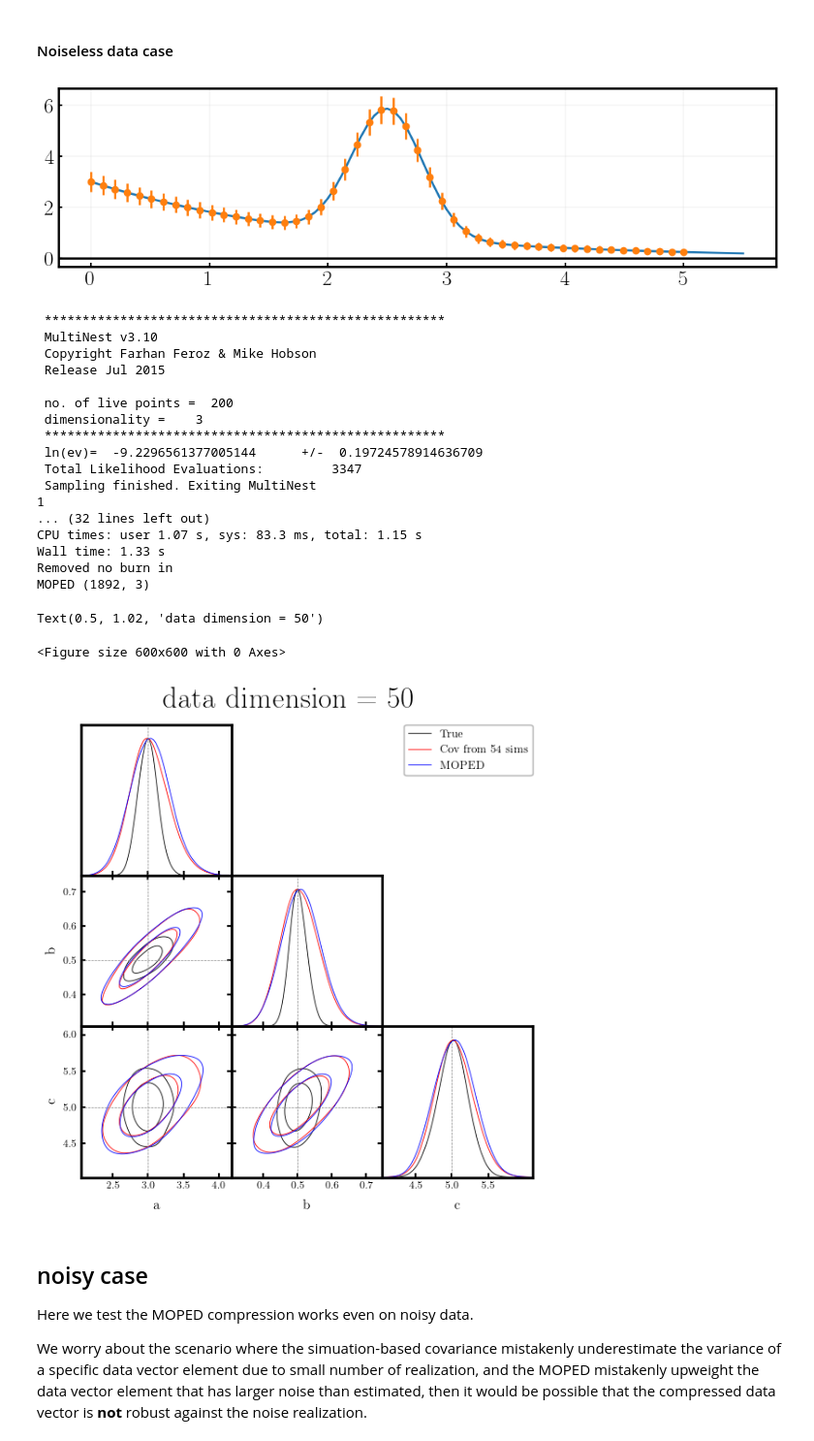
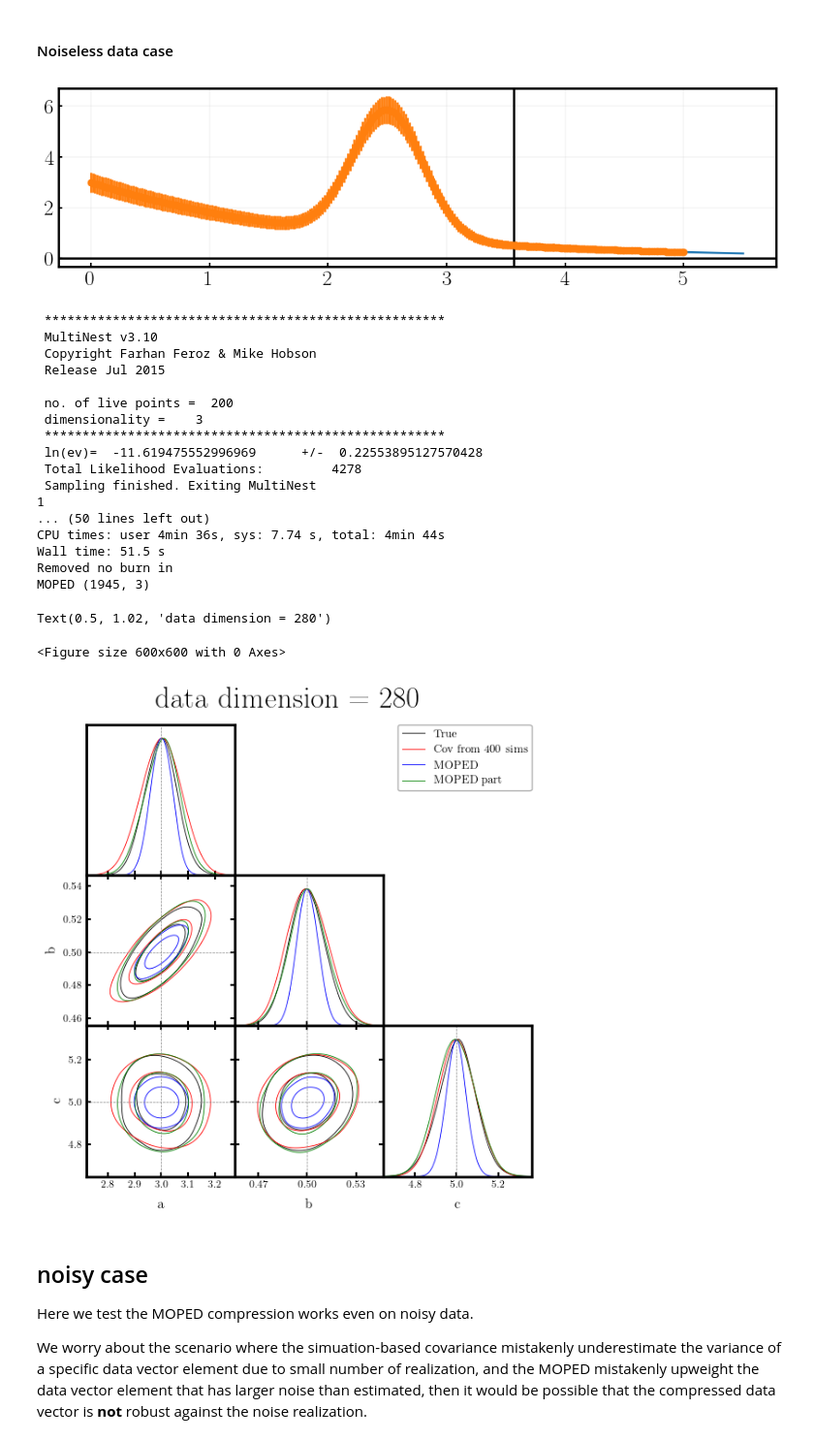
Before and after one commit to rchgomes/3pcf_integrator, a Jupyter notebook: plot-notebooks/moped-toy-model-2.ipynb, the cells around one changed output. Shown at 97% size. Drawn from its saved outputs; the diff is of its cells as text; code cells hidden in the pictures.

```diff
--- a/plot-notebooks/moped-toy-model.ipynb
+++ b/plot-notebooks/moped-toy-model-2.ipynb
@@ -159,7 +134,12 @@ def sample_param(data, ic, params, b=None, nwalkers=10, boundary=None, f_hartlap
 # %%
 # problem setup
-p = 50
-N = 54
+# p = 28
+# N = 40
+# pA= 20
+p = 280
+N = 400
+pA = 200
+pB= p-pA
 
 # data
 params = [3, 0.5, 5]
@@ -180,10 +160,11 @@ plt.axhline(0.0, color='k')
 plt.grid()
 _ = np.linspace(0, 5.5, 100)
 plt.plot(_, model(params, _), label='Model')
-plt.errorbar(np.linspace(0, 5, p), data, yerr=np.diag(c)**0.5, label='Data', fmt='.')
+plt.errorbar(np.linspace(0,5,p), data, yerr=np.diag(c)**0.5, label='Data', fmt='.')
+plt.axvline(np.linspace(0,5,p)[:pA].max(), color='k')
 plt.show()
 # %% [output]
-[figure, old version]
+[figure, new version]
 # %%
 names = ['a', 'b', 'c']
 boundary = [[0, 5], [0, 2], [0, 10]]
@@ -194,16 +175,22 @@ mcs = MCSamples(samples=samples, names=names, label='True', weights=w)
 print('True', samples.shape)
 
 # 2. with estimated covariance
-%time samples_est, w = sample_param(data, ic_est, params, boundary=boundary, f_hartlap=(N-p-2)/(N-1))
-mcs_est = MCSamples(samples=samples_est, names=names, label=f'Cov from {N} sims', weights=w)
-print('Estimated', samples_est.shape)
+%time samples, w = sample_param(data, ic_est, params, boundary=boundary, f_hartlap=(N-p-2)/(N-1))
+mcs_est = MCSamples(samples=samples, names=names, label=f'Cov from {N} sims', weights=w)
+print('Estimated', samples.shape)
 
 # 3. moped compression
 b = compute_moped_matrix(ic_est, params)
-# %time samples_moped, w = sample_param(data, ic_est, params, b=b, boundary=boundary, f_hartlap=(N-len(params)-2)/(N-1))
-%time samples_moped, w = sample_param(data, ic_est, params, b=b, boundary=boundary, f_hartlap=(N-p-2)/(N-1))
-mcs_moped = MCSamples(samples=samples_moped, names=names, label=f'MOPED', weights=w)
-print('MOPED', samples_moped.shape)
+%time samples, w = sample_param(data, ic_est, params, b=b, boundary=boundary, f_hartlap=(N-len(params)-2)/(N-1))
+mcs_moped = MCSamples(samples=samples, names=names, label=f'MOPED', weights=w)
+print('MOPED', samples.shape)
+
+# 3. partial moped compression
+sel = np.ones(p, dtype=bool); sel[pA:] = False
+b = compute_moped_matrix(ic, params, sel=sel)
+%time samples, w = sample_param(data, ic_est, params, b=b, boundary=boundary, f_hartlap=(N-len(params)-pB-2)/(N-1))
+mcs_moped_part = MCSamples(samples=samples, names=names, label=f'MOPED part', weights=w)
+print('MOPED', samples.shape)
 # %% [output]
  *****************************************************
  MultiNest v3.10
@@ -213,12 +200,12 @@ print('MOPED', samples_moped.shape)
  no. of live points =  200
  dimensionality =    3
  *****************************************************
- ln(ev)=  -9.2296561377005144      +/-  0.19724578914636709
- Total Likelihood Evaluations:         3347
+ ln(ev)=  -11.619475552996969      +/-  0.22553895127570428
+ Total Likelihood Evaluations:         4278
  Sampling finished. Exiting MultiNest
 1
-... (32 lines left out)
-CPU times: user 1.07 s, sys: 83.3 ms, total: 1.15 s
-Wall time: 1.33 s
+... (50 lines left out)
+CPU times: user 4min 36s, sys: 7.74 s, total: 4min 44s
+Wall time: 51.5 s
 Removed no burn in
-MOPED (1892, 3)
+MOPED (1945, 3)
@@ -227,11 +212,11 @@ MOPED (1892, 3)
 # %%
 g = plots.get_single_plotter(ratio=1)
-g.triangle_plot([mcs, mcs_est, mcs_moped], markers=params, fill=False)
+g.triangle_plot([mcs, mcs_est, mcs_moped, mcs_moped_part], markers=params, fill=False)
 plt.suptitle(f'data dimension = {p}', y=1.02)
 # %% [output]
-Text(0.5, 1.02, 'data dimension = 50')
+Text(0.5, 1.02, 'data dimension = 280')
 <Figure size 600x600 with 0 Axes>
-[figure, old version]
+[figure, new version]
 # %% [markdown]
 ## noisy case
 Here we test the MOPED compression works even on noisy data.
```
Also changed, not shown: parts of 12 cells of this notebook, 7 other files.
